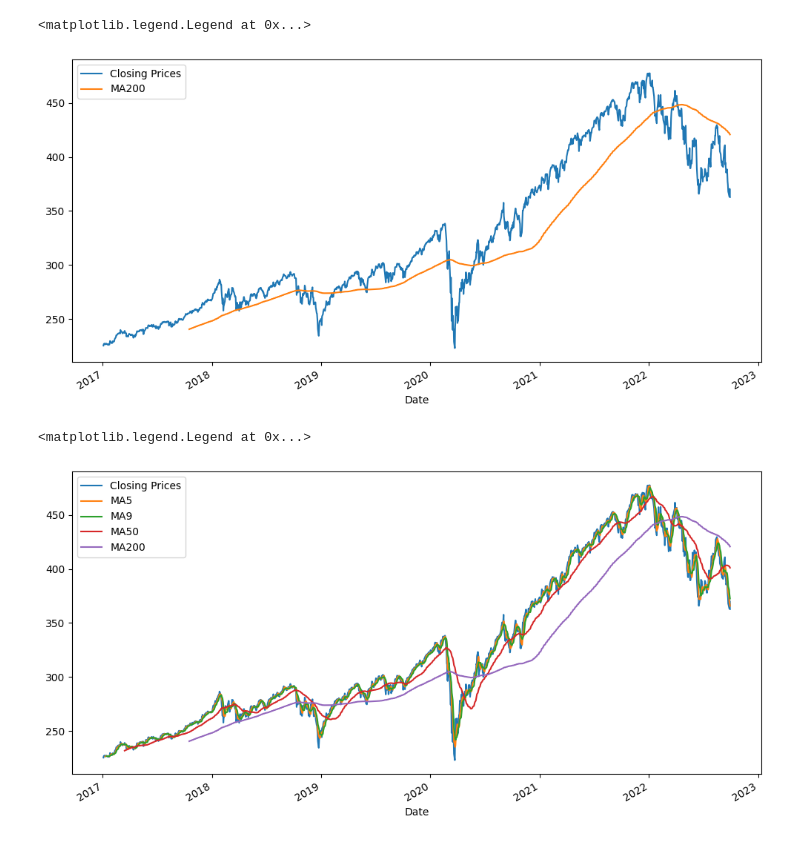
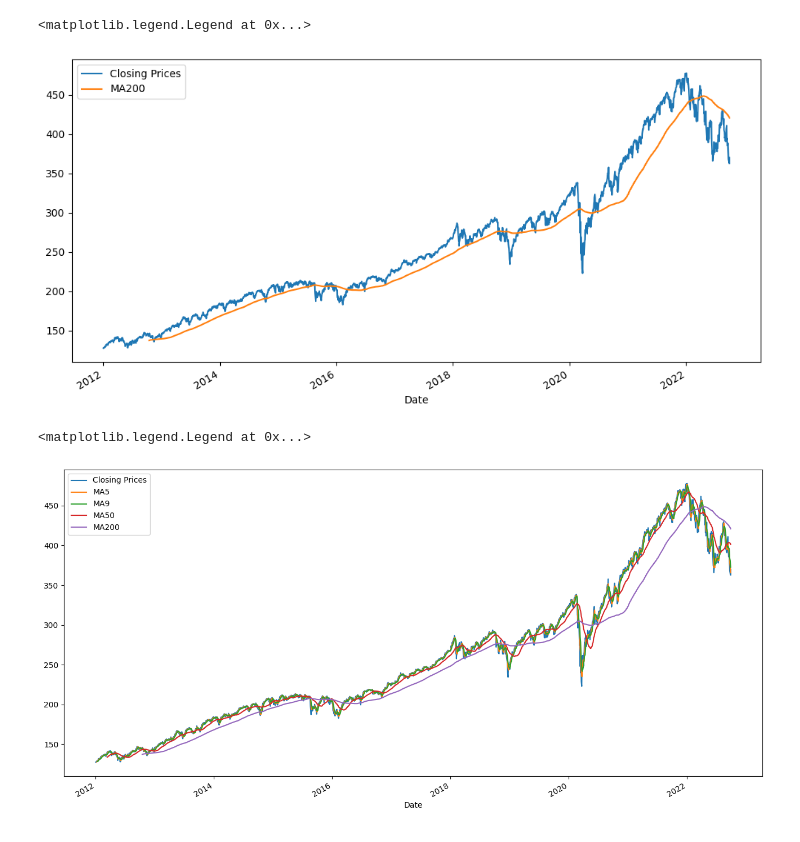
Before and after one commit to andykr1k/StockBackTesting, a Jupyter notebook: DataReader.ipynb, the cells around one changed output. Drawn from its saved outputs; the diff is of its cells as text; code cells hidden in the pictures.

```diff
--- a/DataReader.ipynb
+++ b/DataReader.ipynb
@@ -5,7 +5,7 @@ import matplotlib.pyplot as plt
 import numpy as np
 %matplotlib inline
 # %%
-start = datetime.datetime(2017,1,1)
+start = datetime.datetime(2012,1,1)
 end = datetime.datetime(2022,9,29)
 # %%
 googl = web.DataReader("GOOGL", "yahoo", start, end)
@@ -188,14 +188,14 @@ spy['MA200'].plot(label="MA200")
 plt.legend()
 # %% [output]
 <matplotlib.legend.Legend at 0x...>
-[figure, old version]
+[figure, new version]
 # %%
-spy['Close'].plot(label="Closing Prices", figsize=(12,6))
+spy['Close'].plot(label="Closing Prices", figsize=(16,8))
 spy['MA5'].plot(label="MA5")
 spy['MA9'].plot(label="MA9")
 spy['MA50'].plot(label="MA50")
 spy['MA200'].plot(label="MA200")
 plt.legend()
 # %% [output]
 <matplotlib.legend.Legend at 0x...>
-[figure, old version]
+[figure, new version]
```
Also changed, not shown: parts of 15 cells of this notebook.
